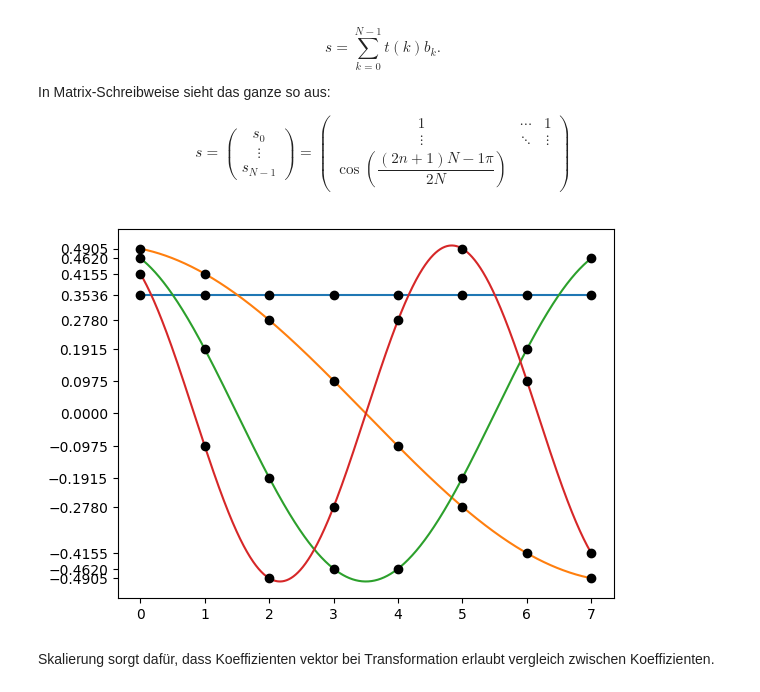
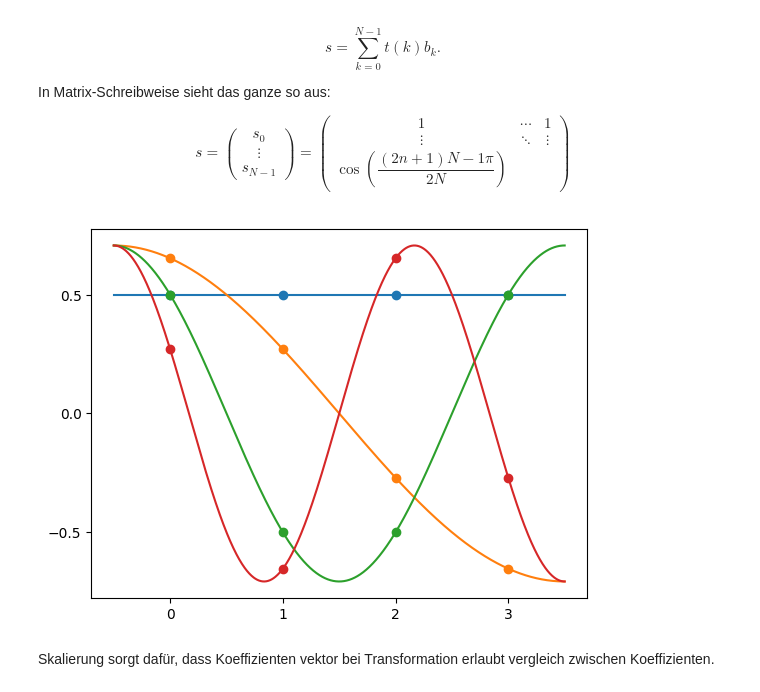
Before and after one commit to LeonardoDiCodeo/dct, a Jupyter notebook: dct_graphics.ipynb, the cells around one changed output. Saved outputs shown, nothing was run; the diff lists cells and outputs as text; code cells hidden in the pictures.

```diff
--- a/dct_graphics.ipynb
+++ b/dct_graphics.ipynb
@@ -106,31 +107,32 @@ $$
 $$
 # %%
 def plotbasefunctionko(n, k):
+    colors = ['tab:blue', 'tab:orange', 'tab:green', 'tab:red']
     fig, ax = plt.subplots()
-    x = np.linspace(0,n-1,1000)
+    x = np.linspace(-1/2,n-1/2,1000)
     x_marker = np.linspace(0,n-1,n)
     ax.set_xticks(x_marker)
     y_ticks = np.array([0])
     y = np.sqrt(1/n) * np.cos((2*x+1)*np.pi*0 / (2*n))
     y_marker = np.sqrt(1/n) * np.cos((2*x_marker+1)*np.pi*0 / (2*n))
-    ax.plot(x,y)
-    ax.plot(x_marker, y_marker, 'o', color='k')
+    ax.plot(x,y, color=colors[0])
+    ax.plot(x_marker, y_marker, 'o', color=colors[0])
     y_ticks= np.append(y_ticks, y_marker)
     for i in range(1,k):
         y = np.sqrt(2/n) * np.cos((2*x+1)*np.pi*i / (2*n))
         y_marker = np.sqrt(2/n) * np.cos((2*x_marker+1)*np.pi*i / (2*n)).round(3)
-        ax.plot(x,y)
-        ax.plot(x_marker, y_marker, 'o', color='k')
+        ax.plot(x,y, color=colors[i])
+        ax.plot(x_marker, y_marker, 'o', color=colors[i])
         y_ticks= np.append(y_ticks, y_marker)
     y_ticks = set(y_ticks)
     y_ticks = list(y_ticks)
-    ax.set_yticks(y_ticks)
+    ax.set_yticks([0.5,0,-0.5])
     plt.savefig('base8funcko.svg')
     plt.show()
 
-plotbasefunctionko(8,4)
+plotbasefunctionko(4,4)
 # %% [output]
-[figure, old version]
+[figure, new version]
 # %% [markdown]
 Skalierung sorgt dafür, dass Koeffizienten vektor bei Transformation erlaubt vergleich zwischen Koeffizienten.
 # %%
```
Also changed, not shown: parts of 1 cell of this notebook, 2 other files.
